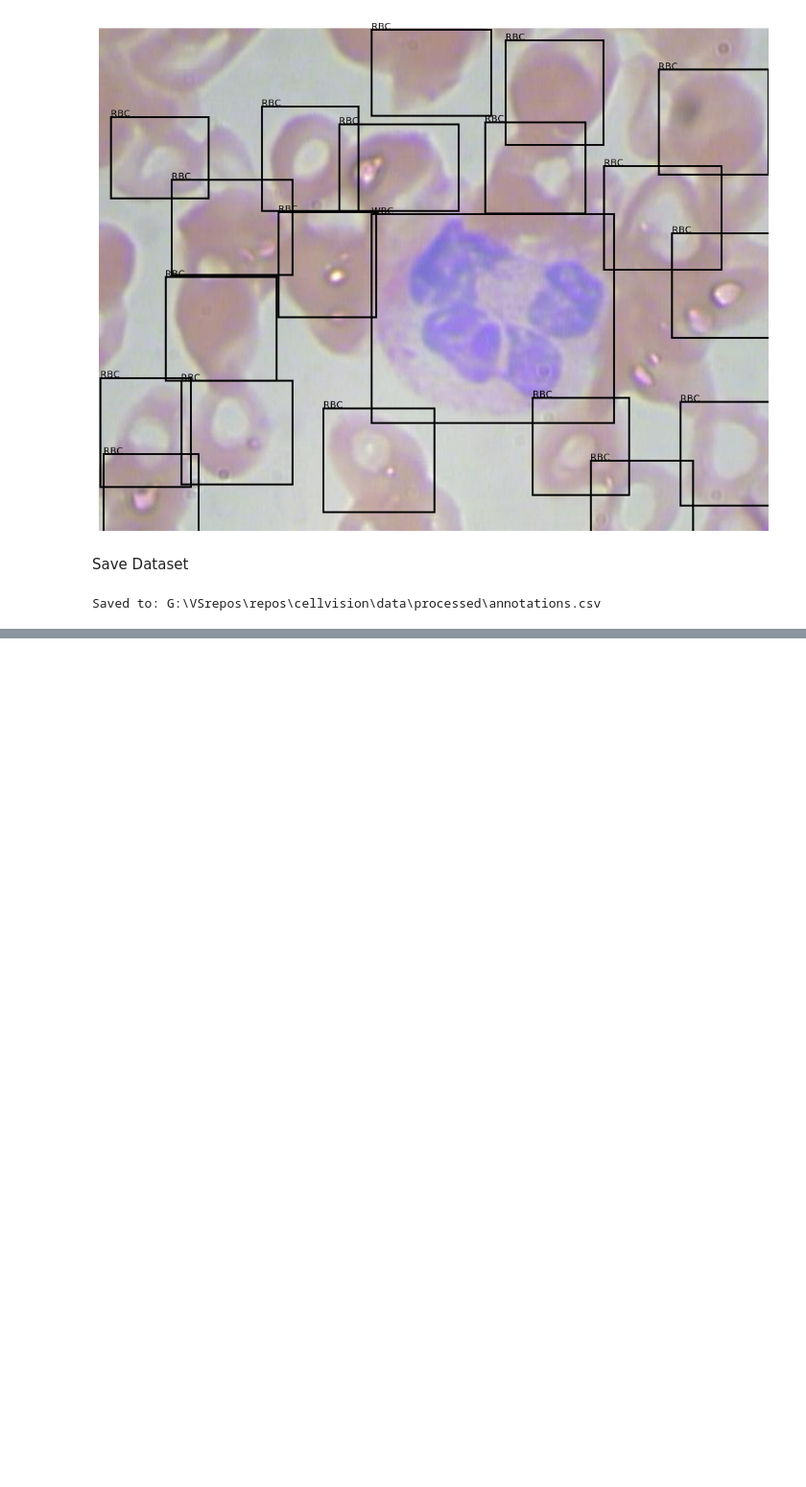
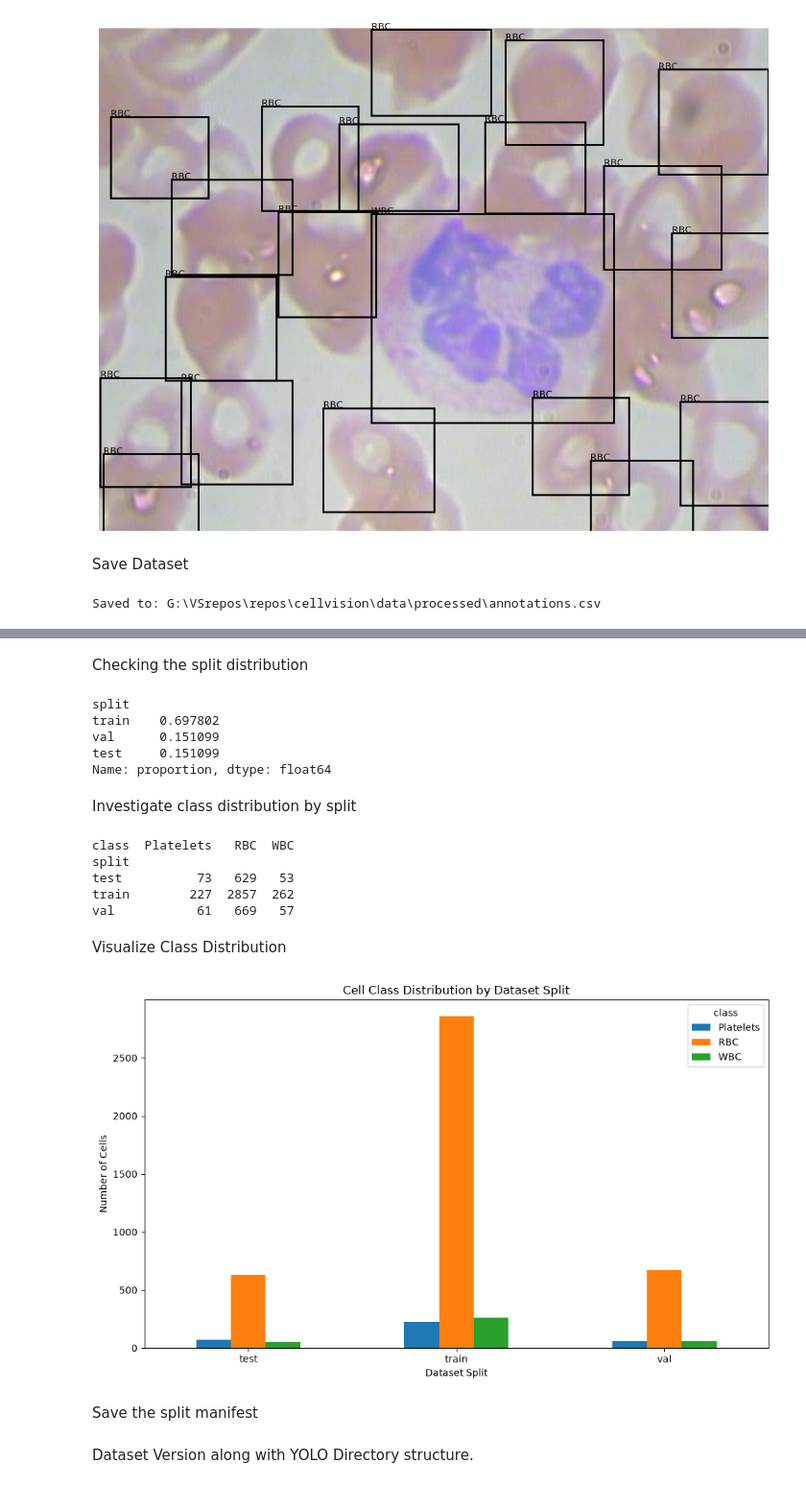
Before and after one commit to cfdelv100/cellvision, a Jupyter notebook: notebooks/01_dataset_exploration.ipynb, the cells around one changed output, grey strips where cells are left out. Shown at 96% size. Cells and saved outputs as stored; diff of their text form; code cells hidden in the pictures; blank space fills up the shorter version.

Commit message:
Getting Objects ready for YOLO formatting.

```diff
--- a/notebooks/01_dataset_exploration.ipynb
+++ b/notebooks/01_dataset_exploration.ipynb
@@ -474,3 +474,13 @@ print(
 )
 # %% [output]
 Saved to: G:\VSrepos\repos\cellvision\data\processed\annotations.csv
+# %%
+annotations_df["image_id"] = (
+    annotations_df["filename"]
+    .str.extract(r"(\d+)")
+    .astype("Int64")
+)
+
+annotations_df[
+    ["filename", "image_id"]
+].head(20)
@@ -476,0 +645,61 @@ Saved to: G:\VSrepos\repos\cellvision\data\processed\annotations.csv
+# %% [markdown]
+Checking the split distribution
+# %%
+split_df["split"].value_counts()
+split_df["split"].value_counts(
+    normalize=True
+)
+# %% [output]
+split
+train    0.697802
+val      0.151099
+test     0.151099
+Name: proportion, dtype: float64
+# %% [markdown]
+Investigate class distribution by split
+# %%
+annotation_splits = annotations_df.merge(
+    split_df[
+        ["filename", "split"]
+    ],
+    on="filename",
+    how="left"
+)
+
+annotation_splits[
+    ["filename", "class", "split"]
+].head()
+
+class_by_split = pd.crosstab(
+    annotation_splits["split"],
+    annotation_splits["class"]
+)
+
+print(class_by_split)
+# %% [output]
+class  Platelets   RBC  WBC
+split
+test          73   629   53
+train        227  2857  262
+val           61   669   57
+# %% [markdown]
+Visualize Class Distribution
+# %%
+class_by_split.plot(
+    kind="bar",
+    figsize=(10, 6)
+)
+
+plt.title("Cell Class Distribution by Dataset Split")
+
+plt.xlabel("Dataset Split")
+plt.ylabel("Number of Cells")
+
+plt.xticks(rotation=0)
+
+plt.tight_layout()
+plt.show()
+# %% [output]
+[figure, added]
+# %% [markdown]
+Save the split manifest
@@ -476,0 +712,2 @@ Saved to: G:\VSrepos\repos\cellvision\data\processed\annotations.csv
+# %% [markdown]
+Dataset Version along with YOLO Directory structure.
```
Also changed, not shown: parts of 14 cells of this notebook, 2 other files.
